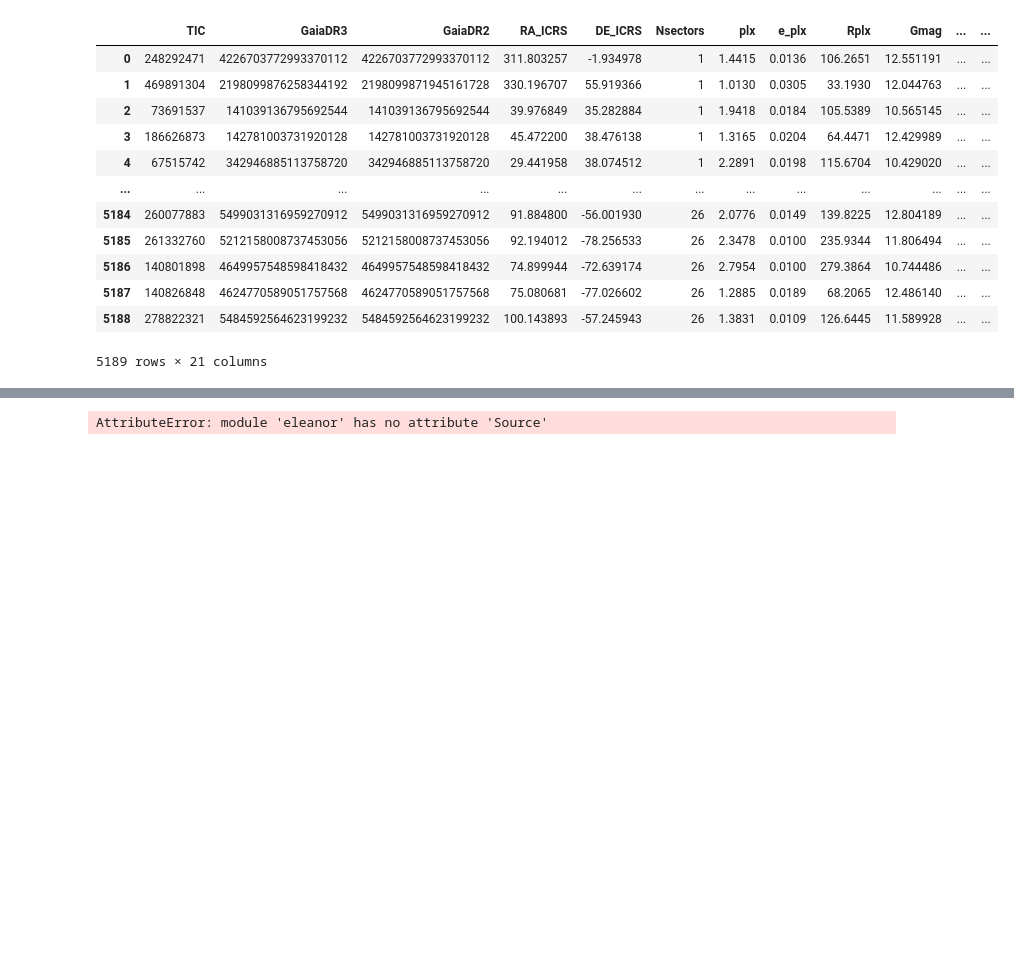
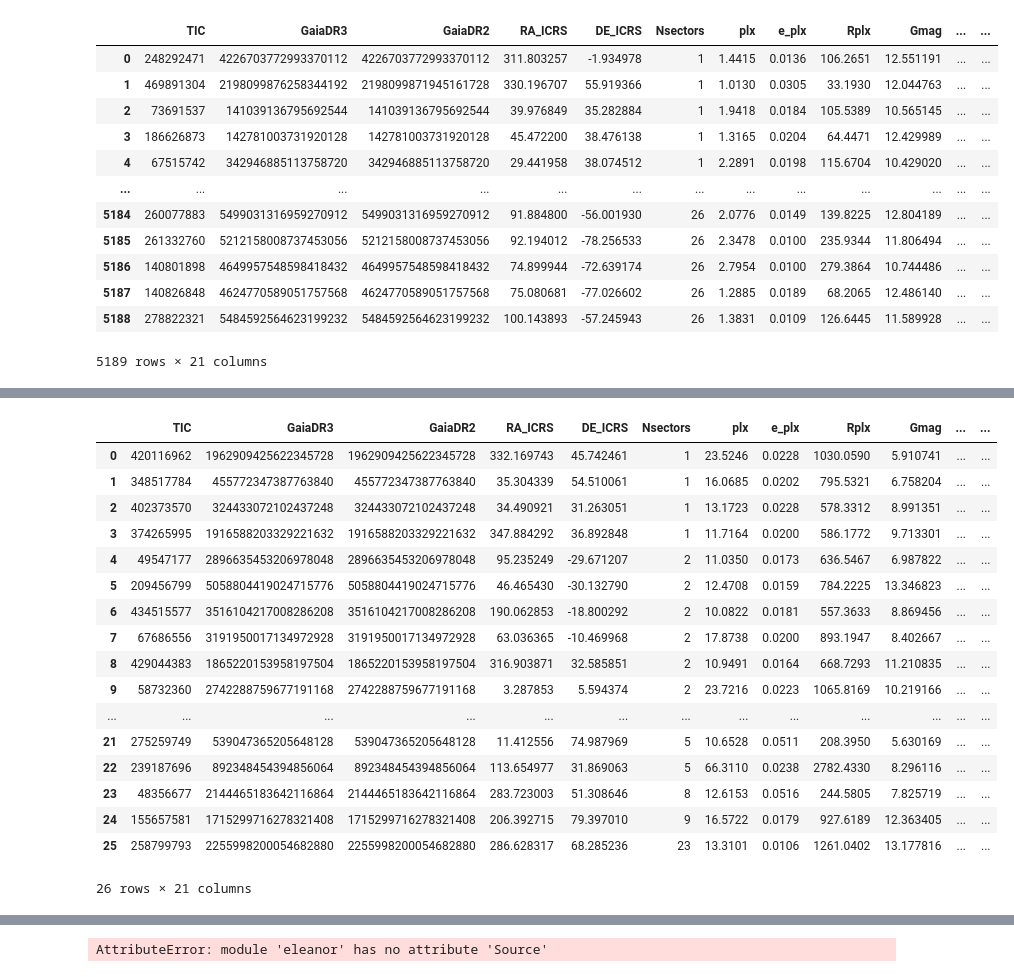
Before and after one commit to spyphyz/msc_sandbox, a Jupyter notebook: ecclipsing_binaries.ipynb, the cells around one changed output, grey strips where cells are left out. Cells and saved outputs as stored; diff of their text form; code cells hidden in the pictures; blank space fills up the shorter version.

```diff
--- a/ecclipsing_binaries.ipynb
+++ b/ecclipsing_binaries.ipynb
@@ -375,0 +420,26 @@ merged_df
+# %%
+# TESS Catalogue of Nearby Eclipsing Binaries - TESSCONEB
+# # This is the merged eclipsing binary data from Gaia (Mowlavi+ 2023) and the TESS/GAIA catalogue (Doyle+ 2024)
+# AND merged with the Gaia Catalogue of Nearby Stars (Gaia Collaboration 2022) (GCNS) limited to 100 pc of Earth (1000/parallax > 10)
+# This gives us 26 binary stars to make a TESSCONEB ('TESS Catalogue of Nearby Eclipsing Binaries')
+tessconeb_df = merged_df.merge(gcns_df_renamed, how = 'inner', on = ['GaiaDR3'])
+tessconeb_df
+# %% [output]
+|  | TIC | GaiaDR3 | GaiaDR2 | RA_ICRS | DE_ICRS | Nsectors | plx | e_plx | Rplx | Gmag | ... | ... |
+| 0 | 420116962 | 1962909425622345728 | 1962909425622345728 | 332.169743 | 45.742461 | 1 | 23.5246 | 0.0228 | 1030.0590 | 5.910741 | ... | ... |
+| 1 | 348517784 | 455772347387763840 | 455772347387763840 | 35.304339 | 54.510061 | 1 | 16.0685 | 0.0202 | 795.5321 | 6.758204 | ... | ... |
+| 2 | 402373570 | 324433072102437248 | 324433072102437248 | 34.490921 | 31.263051 | 1 | 13.1723 | 0.0228 | 578.3312 | 8.991351 | ... | ... |
+| 3 | 374265995 | 1916588203329221632 | 1916588203329221632 | 347.884292 | 36.892848 | 1 | 11.7164 | 0.0200 | 586.1772 | 9.713301 | ... | ... |
+| 4 | 49547177 | 2896635453206978048 | 2896635453206978048 | 95.235249 | -29.671207 | 2 | 11.0350 | 0.0173 | 636.5467 | 6.987822 | ... | ... |
+| 5 | 209456799 | 5058804419024715776 | 5058804419024715776 | 46.465430 | -30.132790 | 2 | 12.4708 | 0.0159 | 784.2225 | 13.346823 | ... | ... |
+| 6 | 434515577 | 3516104217008286208 | 3516104217008286208 | 190.062853 | -18.800292 | 2 | 10.0822 | 0.0181 | 557.3633 | 8.869456 | ... | ... |
+| 7 | 67686556 | 3191950017134972928 | 3191950017134972928 | 63.036365 | -10.469968 | 2 | 17.8738 | 0.0200 | 893.1947 | 8.402667 | ... | ... |
+| 8 | 429044383 | 1865220153958197504 | 1865220153958197504 | 316.903871 | 32.585851 | 2 | 10.9491 | 0.0164 | 668.7293 | 11.210835 | ... | ... |
+| 9 | 58732360 | 2742288759677191168 | 2742288759677191168 | 3.287853 | 5.594374 | 2 | 23.7216 | 0.0223 | 1065.8169 | 10.219166 | ... | ... |
+| ... | ... | ... | ... | ... | ... | ... | ... | ... | ... | ... | ... | ... |
+| 21 | 275259749 | 539047365205648128 | 539047365205648128 | 11.412556 | 74.987969 | 5 | 10.6528 | 0.0511 | 208.3950 | 5.630169 | ... | ... |
+| 22 | 239187696 | 892348454394856064 | 892348454394856064 | 113.654977 | 31.869063 | 5 | 66.3110 | 0.0238 | 2782.4330 | 8.296116 | ... | ... |
+| 23 | 48356677 | 2144465183642116864 | 2144465183642116864 | 283.723003 | 51.308646 | 8 | 12.6153 | 0.0516 | 244.5805 | 7.825719 | ... | ... |
+| 24 | 155657581 | 1715299716278321408 | 1715299716278321408 | 206.392715 | 79.397010 | 9 | 16.5722 | 0.0179 | 927.6189 | 12.363405 | ... | ... |
+| 25 | 258799793 | 2255998200054682880 | 2255998200054682880 | 286.628317 | 68.285236 | 23 | 13.3101 | 0.0106 | 1261.0402 | 13.177816 | ... | ... |
+26 rows × 21 columns
```
Also changed, not shown: parts of 7 cells of this notebook.
